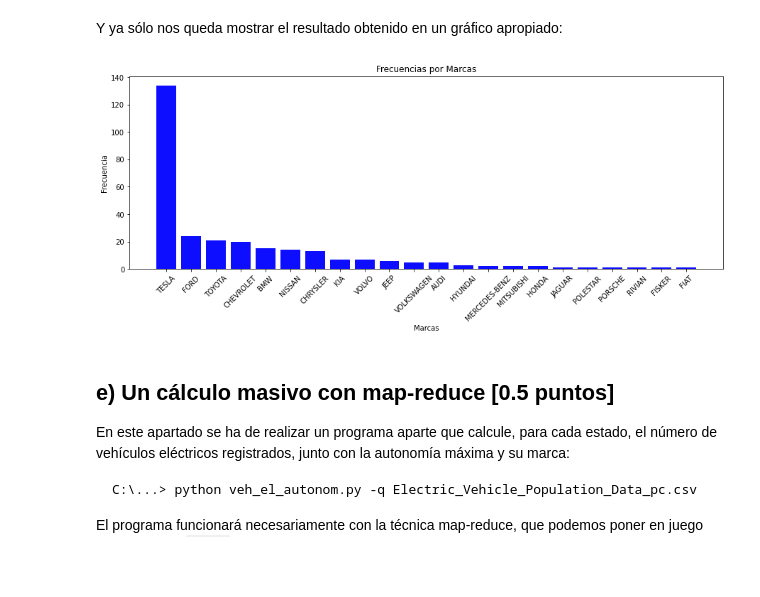
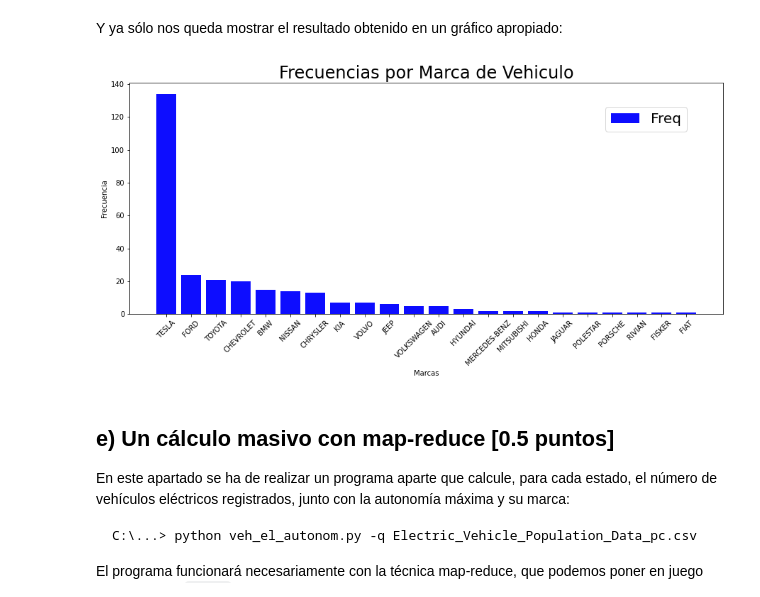
Before and after one commit to SkarlethFlores/ElectricCars_Python, a Jupyter notebook: electric_cars_v2_SkarlethMMF.ipynb, the cells around one changed output. Saved outputs shown, nothing was run; the diff lists cells and outputs as text; code cells hidden in the pictures; blank space fills up the shorter version.

```diff
--- a/electric_cars_v2_SkarlethMMF.ipynb
+++ b/electric_cars_v2_SkarlethMMF.ipynb
@@ -927,23 +919,25 @@ plt.show()
 # %%
 # Esta celda debe ser completada por el estudiante.
 
 
 plt.figure(figsize=(15,6))
 #plt.xticks(y_pos, objects)
 
-plt.title('Frecuencias por Marcas')
+plt.title('Frecuencias por Marca de Vehiculo', { 'fontsize':24, 'color':'black'})
 plt.ylabel('Frecuencia')
 plt.xlabel('Marcas')
 plt.grid(False)
 plt.xscale('linear')
 x_pos = np.arange(len(tabla_freqs.Marca,))
 x_labels = [str(i) for i in tabla_freqs.Marca]
-plt.bar( x_pos, tabla_freqs.Freq, align='center', color='b',alpha=0.95)
+plt.bar( x_pos, tabla_freqs.Freq, align='center', color='b',alpha=0.95, label='Freq')
 plt.xticks( x_pos, x_labels, rotation=45)
+plt.legend( bbox_to_anchor=(0.80, 0.90), loc='upper left',
+           borderaxespad=0.05, fontsize= 20)
 
 plt.show()
 # %% [output]
-[figure, old version]
+[figure, new version]
 # %% [markdown]
 ## e) Un cálculo masivo con map-reduce [0.5 puntos]
 
```
Also changed, not shown: parts of 16 cells of this notebook.
